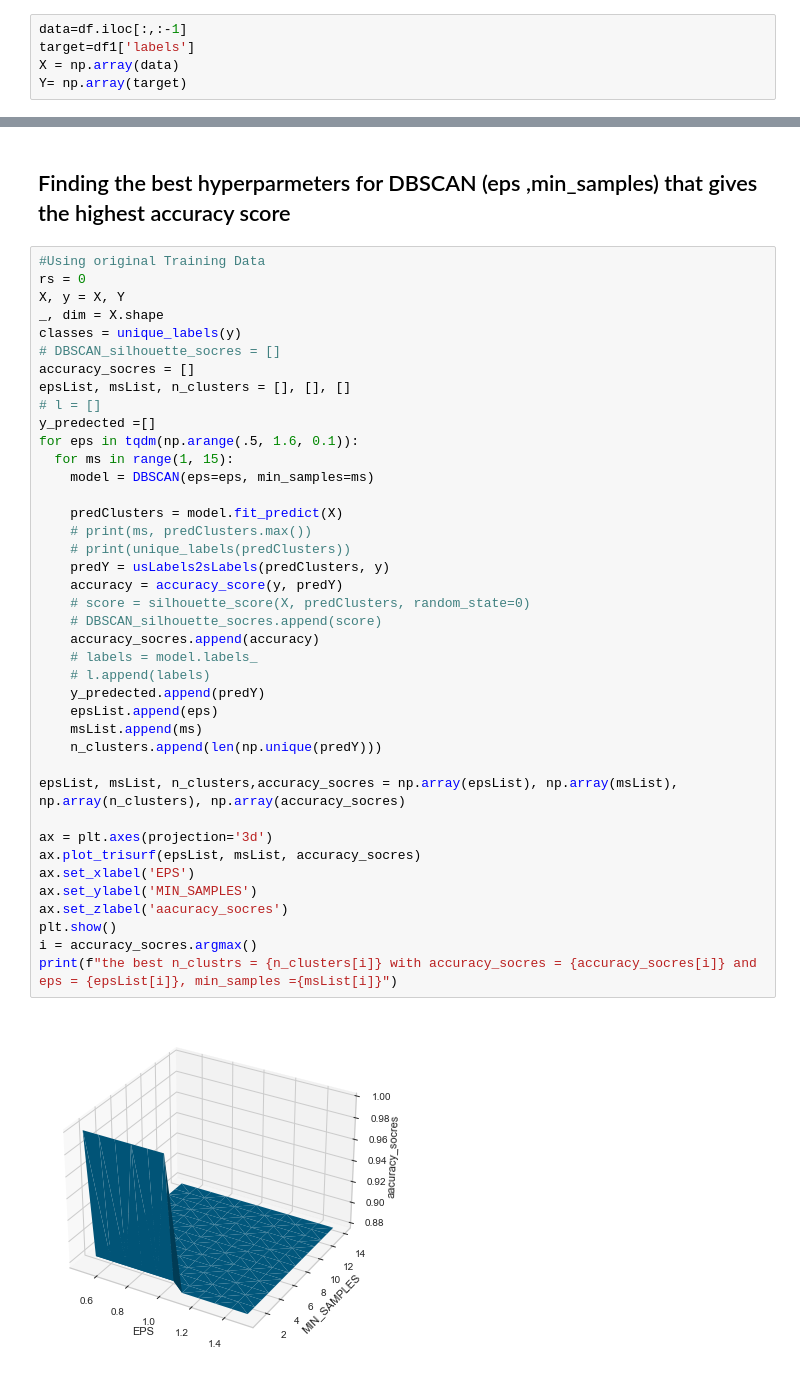
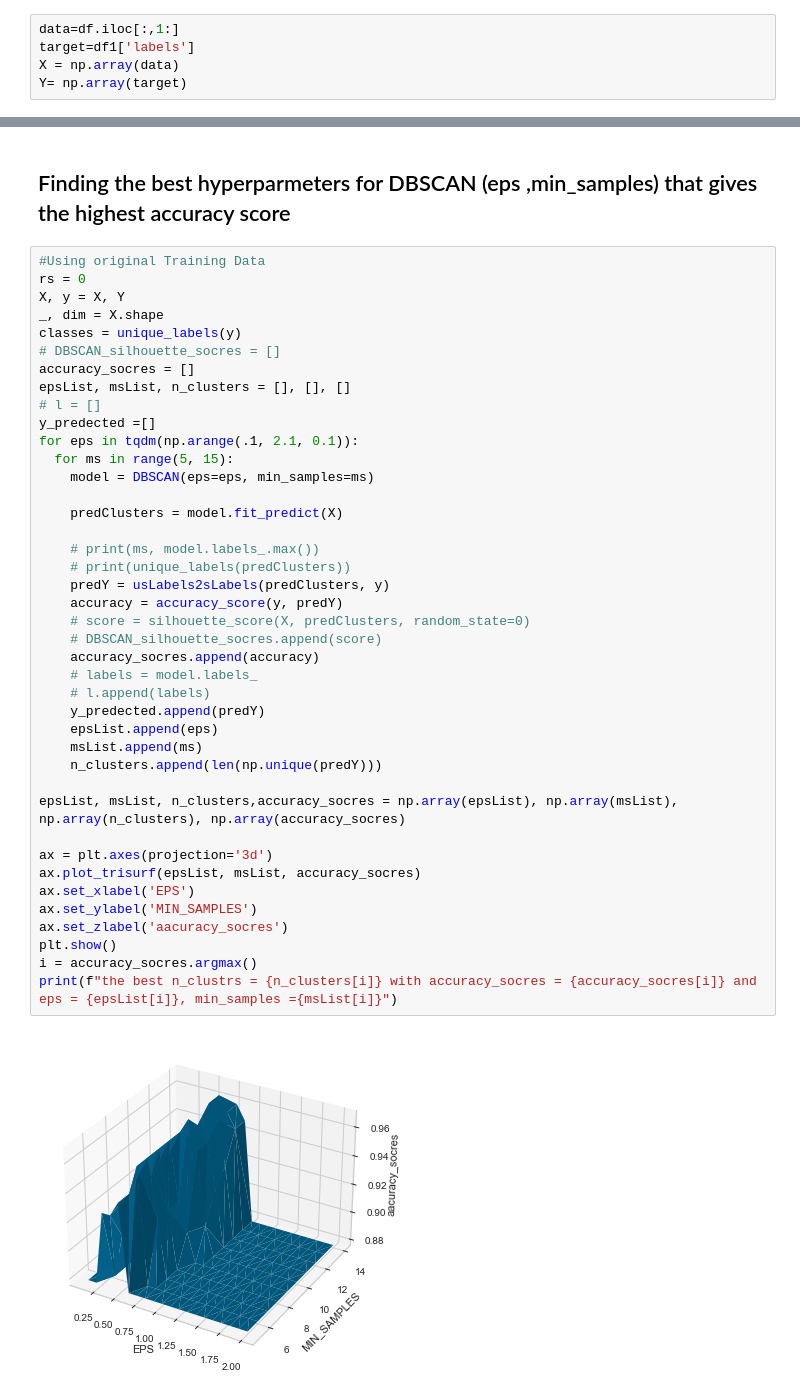
Before and after one commit to Sa2a/SmartCities_Anomaly_detection, a Jupyter notebook: SmartCities_Anomaly_detection.ipynb, the cells around one changed output, grey strips where cells are left out. Saved outputs shown, nothing was run; the diff lists cells and outputs as text.

Commit message:
clean the data and complete dbscan

```diff
--- a/SmartCities_Anomaly_detection.ipynb
+++ b/SmartCities_Anomaly_detection.ipynb
@@ -62,5 +94,5 @@ df1= pd.read_csv("Dataset_to_be_used_in_performance_comparison.csv")
 # %%
-data=df.iloc[:,:-1]
+data=df.iloc[:,1:]
 target=df1['labels']
 X = np.array(data)
 Y= np.array(target)
@@ -204,34 +243,35 @@ accuracy_socres = []
 epsList, msList, n_clusters = [], [], []
 # l = []
 y_predected =[]
-for eps in tqdm(np.arange(.5, 1.6, 0.1)):
-  for ms in range(1, 15):
+for eps in tqdm(np.arange(.1, 2.1, 0.1)):
+  for ms in range(5, 15):
     model = DBSCAN(eps=eps, min_samples=ms)
 
     predClusters = model.fit_predict(X)
-    # print(ms, predClusters.max())
+
+    # print(ms, model.labels_.max())
     # print(unique_labels(predClusters))
     predY = usLabels2sLabels(predClusters, y)
     accuracy = accuracy_score(y, predY)
     # score = silhouette_score(X, predClusters, random_state=0)
     # DBSCAN_silhouette_socres.append(score)
     accuracy_socres.append(accuracy)
     # labels = model.labels_
     # l.append(labels)
     y_predected.append(predY)
     epsList.append(eps)
     msList.append(ms)
     n_clusters.append(len(np.unique(predY)))
 
 epsList, msList, n_clusters,accuracy_socres = np.array(epsList), np.array(msList), np.array(n_clusters), np.array(accuracy_socres)
 
 ax = plt.axes(projection='3d')
 ax.plot_trisurf(epsList, msList, accuracy_socres)
 ax.set_xlabel('EPS')
 ax.set_ylabel('MIN_SAMPLES')
 ax.set_zlabel('aacuracy_socres')
 plt.show()
 i = accuracy_socres.argmax()
 print(f"the best n_clustrs = {n_clusters[i]} with accuracy_socres = {accuracy_socres[i]} and eps = {epsList[i]}, min_samples ={msList[i]}")
 # %% [output]
-[figure, old version]
+[figure, new version]
```
Also changed, not shown: parts of 13 cells of this notebook.
